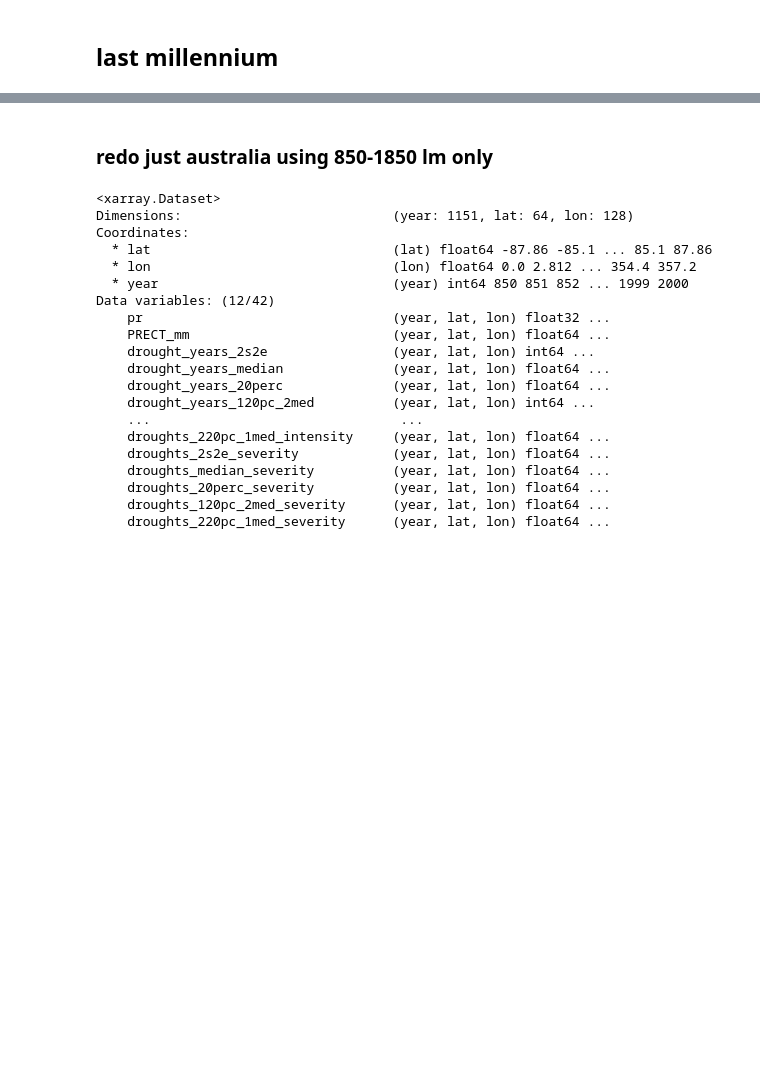
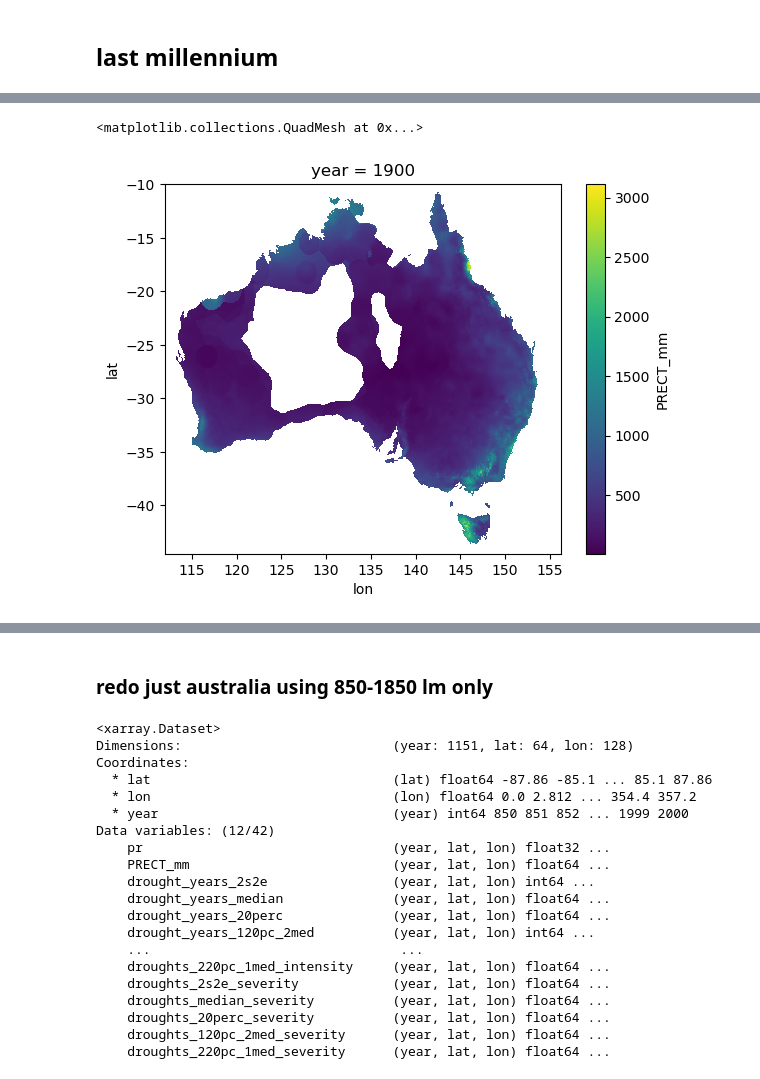
Before and after one commit to nickywright/aus-droughts-last-millennium, a Jupyter notebook: analysis/regrid for ensemble means.ipynb, the cells around one changed output, grey strips where cells are left out. Cells and saved outputs as stored; diff of their text form; code cells hidden in the pictures; blank space fills up the shorter version.

```diff
--- a/analysis/regrid for ensemble means.ipynb
+++ b/analysis/regrid for ensemble means.ipynb
@@ -271,0 +682,2 @@ giss_all_precip_lm_annual_mean = giss_all_precip_lm_annual.mean(dim='en')
+# %%
+awap = xr.open_dataset('%s/awap_gf_annual.nc' % input_dir_hist)
@@ -271,0 +707,5 @@ giss_all_precip_lm_annual_mean = giss_all_precip_lm_annual.mean(dim='en')
+# %%
+awap.PRECT_mm[0].plot()
+# %% [output]
+<matplotlib.collections.QuadMesh at 0x...>
+[figure, added]
```
Also changed, not shown: parts of 62 cells of this notebook, 1 other file.
